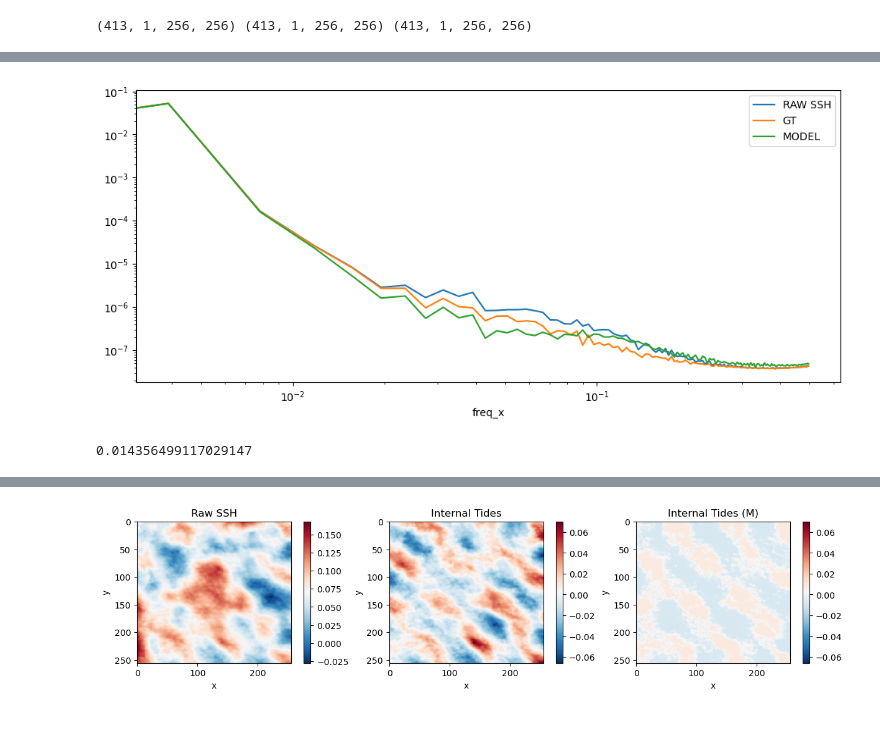
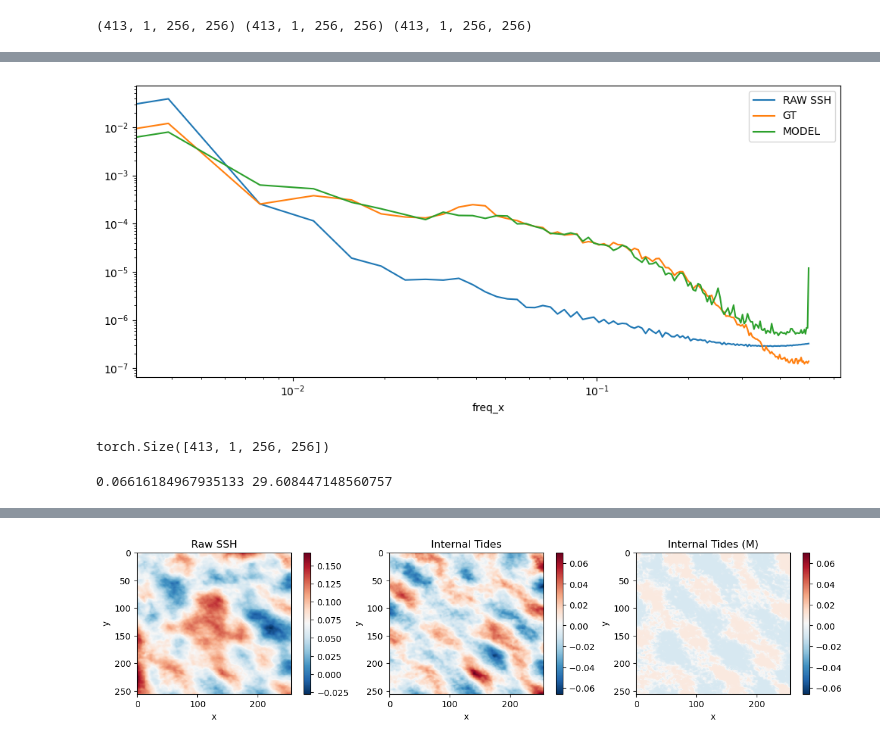
Before and after one commit to smhassanerfani/leap_momentum, a Jupyter notebook: inference.ipynb, the cells around one changed output, grey strips where cells are left out. Drawn from its saved outputs; the diff is of its cells as text; code cells hidden in the pictures.

```diff
--- a/inference.ipynb
+++ b/inference.ipynb
@@ -49,18 +56,0 @@ load_checkpoint(f'{RESTORE_FROM}/model.pth.tar', model, None, None)
-# %%
-data_iter = iter(dataloader)
-ssh, it, bm = next(data_iter)
-
-initialize_weights(model)
-
-with torch.no_grad():
-
-    ssh = ssh.cuda()
-    bm_, it_ = model(ssh)
-
-    inp = (ssh.detach().cpu().numpy() + 1) / 2
-    tar = (bm_.detach().cpu().numpy() + 1) / 2
-    gen = (it_.detach().cpu().numpy() + 1) / 2
-
-    inp = inp * (dataset.transform_dict['inputs'][1] - dataset.transform_dict['inputs'][0]) + dataset.transform_dict['inputs'][0]
-    tar = tar * (dataset.transform_dict['targets_bm'][1] - dataset.transform_dict['targets_bm'][0]) + dataset.transform_dict['targets_bm'][0]
-    gen = gen * (dataset.transform_dict['targets_bm'][1] - dataset.transform_dict['targets_bm'][0]) + dataset.transform_dict['targets_bm'][0]
@@ -77,7 +63,7 @@ gens = np.empty((0, 1, 256, 256))
 with torch.no_grad():
 
     loop = tqdm(dataloader, leave=True)
-    for counter, (x, _, y) in enumerate(loop, 1):
+    for counter, (x, y, _) in enumerate(loop, 1):
 
         # GPU deployment
         x = x.cuda()
@@ -102,6 +88,6 @@ print(inps.shape, tars.shape, gens.shape)
 # %% [output]
 (413, 1, 256, 256) (413, 1, 256, 256) (413, 1, 256, 256)
 # %%
-idx = 0
-plot_examples(inps[idx], tars[idx], gens[idx])
+idx = 10
+plot_examples(inps[idx], tars[idx], inps[idx] - gens[idx])
 # %% [output]
@@ -109,22 +95,23 @@ plot_examples(inps[idx], tars[idx], gens[idx])
 # %%
 fig, ax = plt.subplots(figsize=(12, 5))
 
-da_raw = xr.DataArray(inps[idx].squeeze(), dims=['x', 'y'])
-da_itr = xr.DataArray(tars[idx].squeeze(), dims=['x', 'y'])
-da_itg = xr.DataArray(gens[idx].squeeze(), dims=['x', 'y'])
+da_rw = xr.DataArray(inps[idx].squeeze(), dims=['x', 'y'])
+da_gt = xr.DataArray(tars[idx].squeeze(), dims=['x', 'y'])
+# da_gn = xr.DataArray(gens[idx].squeeze(), dims=['x', 'y'])
+da_gn = xr.DataArray((inps[idx] - gens[idx]).squeeze(), dims=['x', 'y'])
 
-ps_raw = xrft.power_spectrum(da_raw, 'x', window='hamming').rename('raw')
-ps_itr = xrft.power_spectrum(da_itr, 'x', window='hamming').rename('raw')
-ps_itg = xrft.power_spectrum(da_itg, 'x', window='hamming').rename('raw')
+ps_rw = xrft.power_spectrum(da_rw, 'x', window='hamming').rename('rw')
+ps_gt = xrft.power_spectrum(da_gt, 'x', window='hamming').rename('gt')
+ps_gn = xrft.power_spectrum(da_gn, 'x', window='hamming').rename('gn')
 
-(ps_raw * ps_raw.freq_x).mean('y').plot(label='RAW SSH', ax=ax)
-(ps_itr * ps_itr.freq_x).mean('y').plot(label='GT', ax=ax)
-(ps_itg * ps_itg.freq_x).mean('y').plot(label='MODEL', ax=ax)
+(ps_rw * ps_rw.freq_x).mean('y').plot(label='RAW SSH', ax=ax)
+(ps_gt * ps_gt.freq_x).mean('y').plot(label='GT', ax=ax)
+(ps_gn * ps_gn.freq_x).mean('y').plot(label='MODEL', ax=ax)
 
 plt.xscale('log')
 plt.yscale('log')
 
 plt.legend()
 plt.show()
 # %% [output]
-[figure, old version]
+[figure, new version]
@@ -131,6 +126,11 @@ plt.show()
+# %%
+torch.tensor(gens).size()
+# %% [output]
+torch.Size([413, 1, 256, 256])
 # %%
 from sklearn.metrics import mean_squared_error
-mse = mean_squared_error(tars[idx].ravel(), gens[idx].ravel(), squared=False)
-print(mse)
+mse = mean_squared_error(tars.ravel(), gens.ravel(), squared=False)
+psnr_test = psnr(torch.tensor(tars), torch.tensor(gens))
+print(mse, psnr_test.item())
 # %% [output]
-0.014356499117029147
+0.06616184967935133 29.608447148560757
```
Also changed, not shown: parts of 10 cells of this notebook.
